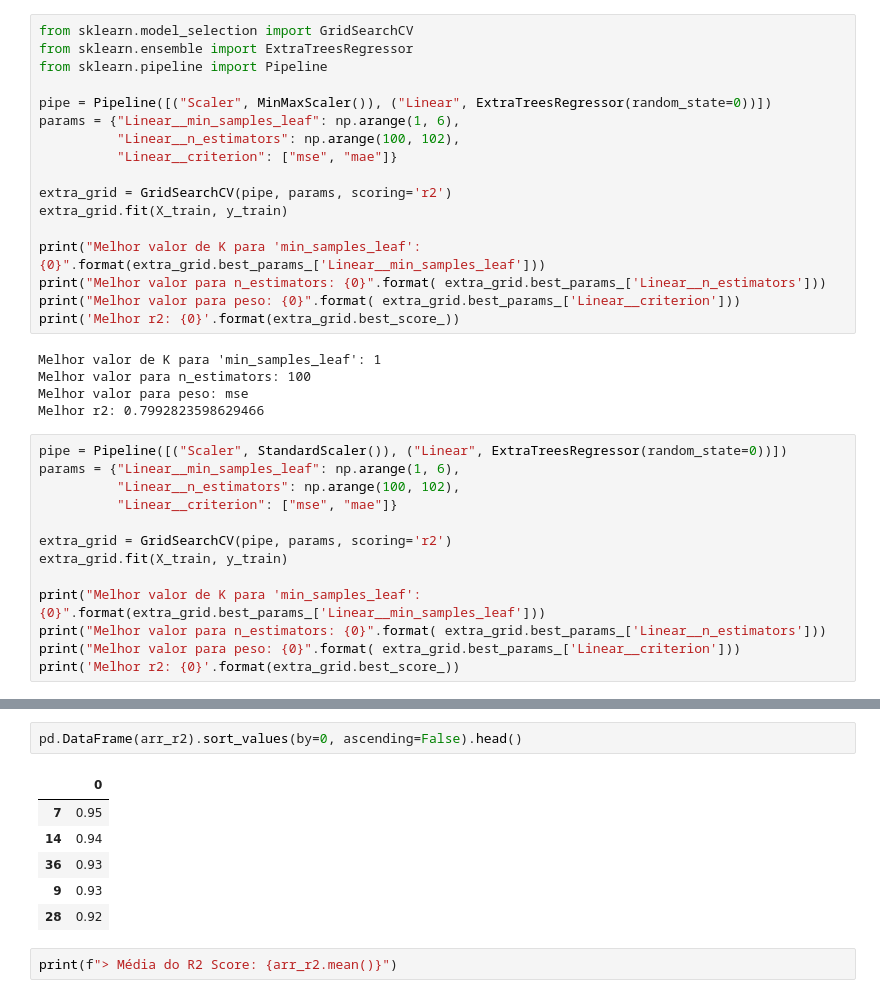
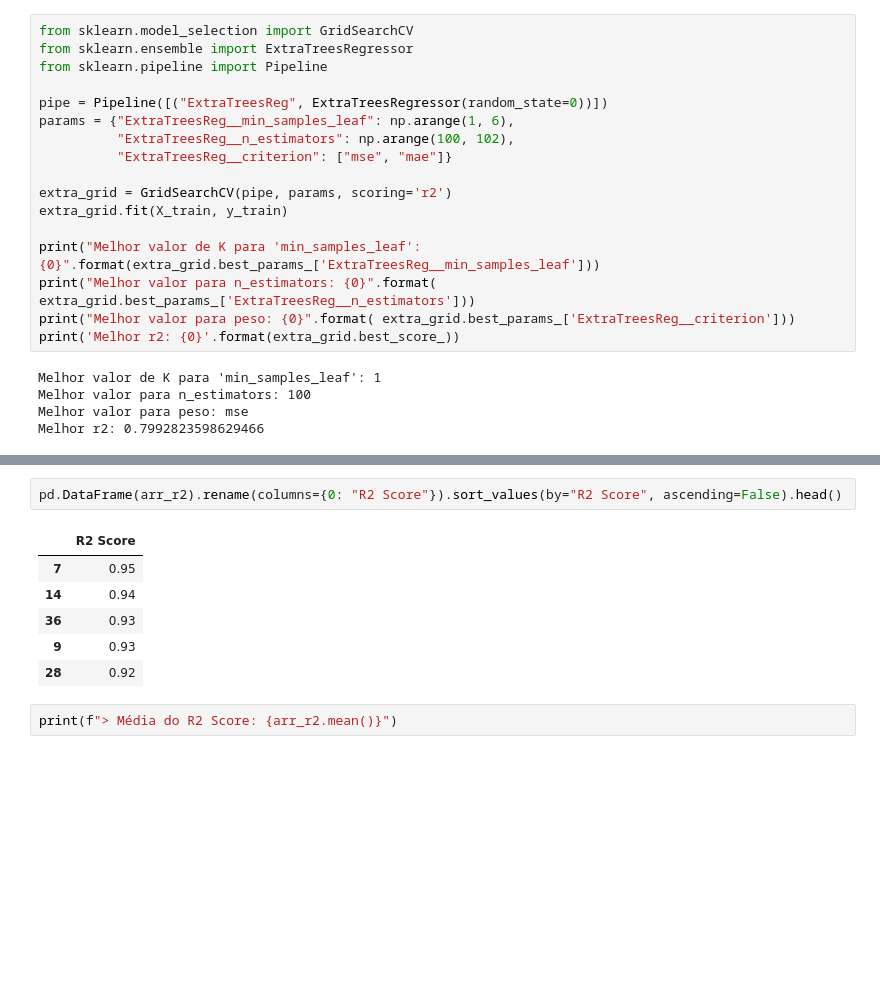
Before and after one commit to andremarasca/exploracao_brics-world-bank-indicators, a Jupyter notebook: exploracao_BRICS.ipynb, the cells around one changed output, grey strips where cells are left out. Drawn from its saved outputs; the diff is of its cells as text; blank space fills up the shorter version.

```diff
--- a/exploracao_BRICS.ipynb
+++ b/exploracao_BRICS.ipynb
@@ -433,33 +406,20 @@ from sklearn.model_selection import GridSearchCV
 from sklearn.ensemble import ExtraTreesRegressor
 from sklearn.pipeline import Pipeline
 
-pipe = Pipeline([("Scaler", MinMaxScaler()), ("Linear", ExtraTreesRegressor(random_state=0))])
-params = {"Linear__min_samples_leaf": np.arange(1, 6),
-          "Linear__n_estimators": np.arange(100, 102),
-          "Linear__criterion": ["mse", "mae"]}
+pipe = Pipeline([("ExtraTreesReg", ExtraTreesRegressor(random_state=0))])
+params = {"ExtraTreesReg__min_samples_leaf": np.arange(1, 6),
+          "ExtraTreesReg__n_estimators": np.arange(100, 102),
+          "ExtraTreesReg__criterion": ["mse", "mae"]}
 
 extra_grid = GridSearchCV(pipe, params, scoring='r2')
 extra_grid.fit(X_train, y_train)
 
-print("Melhor valor de K para 'min_samples_leaf': {0}".format(extra_grid.best_params_['Linear__min_samples_leaf']))
-print("Melhor valor para n_estimators: {0}".format( extra_grid.best_params_['Linear__n_estimators']))
-print("Melhor valor para peso: {0}".format( extra_grid.best_params_['Linear__criterion']))
+print("Melhor valor de K para 'min_samples_leaf': {0}".format(extra_grid.best_params_['ExtraTreesReg__min_samples_leaf']))
+print("Melhor valor para n_estimators: {0}".format( extra_grid.best_params_['ExtraTreesReg__n_estimators']))
+print("Melhor valor para peso: {0}".format( extra_grid.best_params_['ExtraTreesReg__criterion']))
 print('Melhor r2: {0}'.format(extra_grid.best_score_))
 # %% [output]
 Melhor valor de K para 'min_samples_leaf': 1
 Melhor valor para n_estimators: 100
 Melhor valor para peso: mse
 Melhor r2: 0.7992823598629466
-# %%
-pipe = Pipeline([("Scaler", StandardScaler()), ("Linear", ExtraTreesRegressor(random_state=0))])
-params = {"Linear__min_samples_leaf": np.arange(1, 6),
-          "Linear__n_estimators": np.arange(100, 102),
-          "Linear__criterion": ["mse", "mae"]}
-
-extra_grid = GridSearchCV(pipe, params, scoring='r2')
-extra_grid.fit(X_train, y_train)
-
-print("Melhor valor de K para 'min_samples_leaf': {0}".format(extra_grid.best_params_['Linear__min_samples_leaf']))
-print("Melhor valor para n_estimators: {0}".format( extra_grid.best_params_['Linear__n_estimators']))
-print("Melhor valor para peso: {0}".format( extra_grid.best_params_['Linear__criterion']))
-print('Melhor r2: {0}'.format(extra_grid.best_score_))
@@ -543,9 +499,9 @@ array([ 0.79237454,  0.6963489 ,  0.59608823,  0.84656674,  0.84984119,
         0.85985724,  0.84101782,  0.90427277,  0.87027634,  0.89147407,
         0.8225789 ,  0.83943981,  0.42655429,  0.75670012,  0.77116483])
 # %%
-pd.DataFrame(arr_r2).sort_values(by=0, ascending=False).head()
+pd.DataFrame(arr_r2).rename(columns={0: "R2 Score"}).sort_values(by="R2 Score", ascending=False).head()
 # %% [output]
-|  | 0 |
+|  | R2 Score |
 | 7 | 0.95 |
 | 14 | 0.94 |
 | 36 | 0.93 |
```
Also changed, not shown: parts of 19 cells of this notebook.
